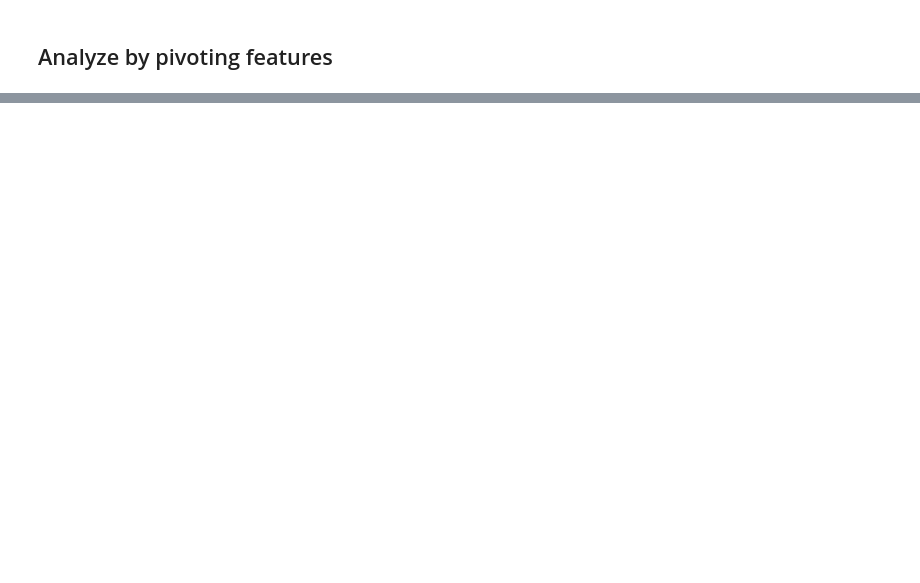
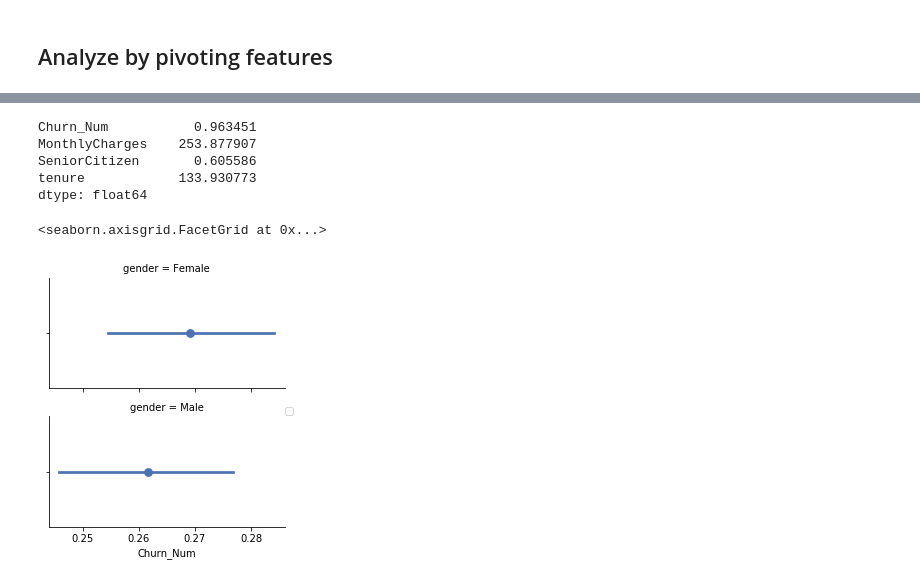
Before and after one commit to bh7781/DataScience, a Jupyter notebook: DataSets/telco-customer-churn/telco_churn.ipynb, the cells around one changed output, grey strips where cells are left out. Saved outputs shown, nothing was run; the diff lists cells and outputs as text; code cells hidden in the pictures; blank space fills up the shorter version.

```diff
--- a/DataSets/telco-customer-churn/telco_churn.ipynb
+++ b/DataSets/telco-customer-churn/telco_churn.ipynb
@@ -178,0 +226,15 @@ df[['SeniorCitizen', 'Churn_Num']].groupby(['SeniorCitizen'], as_index=False).me
+# %%
+pd.pivot_table(df, index=["PaymentMethod"]).sum()
+# %% [output]
+Churn_Num           0.963451
+MonthlyCharges    253.877907
+SeniorCitizen       0.605586
+tenure            133.930773
+dtype: float64
+# %%
+grid = sns.FacetGrid(df, row='gender', size=2.2, aspect=1.6)
+grid.map(sns.pointplot, 'Churn_Num', palette='deep')
+grid.add_legend()
+# %% [output]
+<seaborn.axisgrid.FacetGrid at 0x...>
+[figure, added]
```
Also changed, not shown: parts of 39 cells of this notebook, 2 other files.
